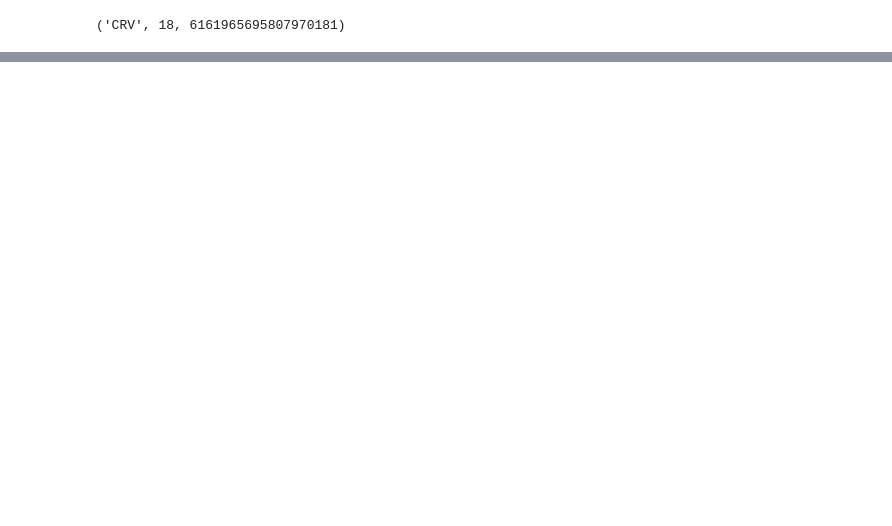
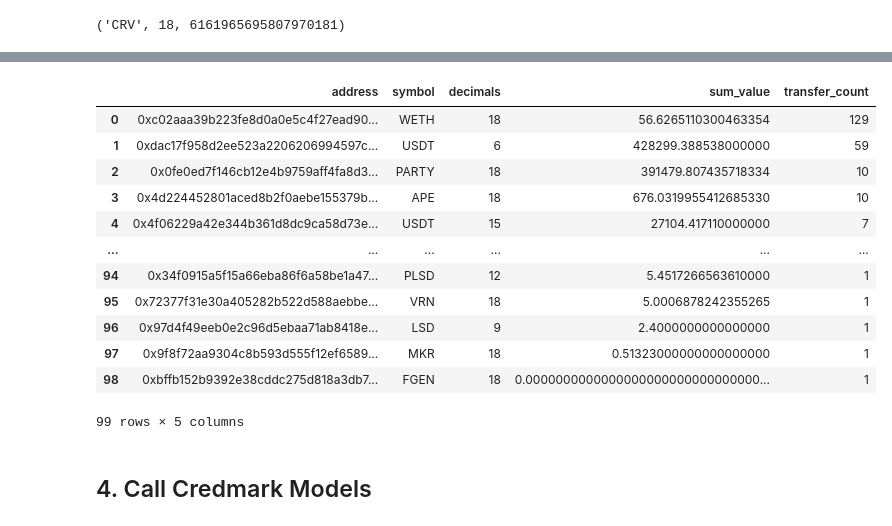
Before and after one commit to credmark/credmark-models-py, a Jupyter notebook: notebook/demo.ipynb, the cells around one changed output, grey strips where cells are left out. Drawn from its saved outputs; the diff is of its cells as text; code cells hidden in the pictures; blank space fills up the shorter version.

```diff
--- a/notebook/demo.ipynb
+++ b/notebook/demo.ipynb
@@ -65,0 +52,8 @@ crv_token = Token('0xD533a949740bb3306d119CC777fa900bA034cd52')
+# %%
+# 3.1 Simple query to query token transfers (ERC-20 and ERC-721) during a block range
+with context.ledger.TokenTransfer as q:
+    df = q.select(
+        q.columns,
+        where=q.BLOCK_NUMBER.between_(context.block_number - 5, context.block_number)).to_dataframe()
+
+display(df)
@@ -66 +74,35 @@ crv_token = Token('0xD533a949740bb3306d119CC777fa900bA034cd52')
+# %%
+# 3.2 A query to aggregate transfer values for ERC-20 and scaled them to the token's decimals
+with context.ledger.TokenTransfer.as_('tt') as q:
+    with context.ledger.Token.as_('t') as t:
+        df = q.select(
+            aggregates=[(t.ADDRESS, 'address'),
+                        (t.SYMBOL, 'symbol'),
+                        (t.DECIMALS, 'decimals'),
+                        (q.field(f'{q.VALUE.sum_()} / power(10, {t.DECIMALS})').as_numeric(), 'sum_value'),
+                        (q.VALUE.count_(), 'transfer_count'),
+                        ],
+            where=q.BLOCK_NUMBER.between_(context.block_number - 5, context.block_number).and_(t.DECIMALS.is_not_null()),
+            group_by=[t.ADDRESS, t.DECIMALS, t.SYMBOL],
+            order_by=q.field('transfer_count').desc().comma_(q.field('sum_value').desc()),
+            joins=[(q.JoinType.INNER, t, t.ADDRESS.eq(q.TOKEN_ADDRESS))]
+            ).to_dataframe()
+
+display(df)
+# %% [output]
+|  | address | symbol | decimals | sum_value | transfer_count |
+| 0 | 0xc02aaa39b223fe8d0a0e5c4f27ead90... | WETH | 18 | 56.6265110300463354 | 129 |
+| 1 | 0xdac17f958d2ee523a2206206994597c... | USDT | 6 | 428299.388538000000 | 59 |
+| 2 | 0x0fe0ed7f146cb12e4b9759aff4fa8d3... | PARTY | 18 | 391479.807435718334 | 10 |
+| 3 | 0x4d224452801aced8b2f0aebe155379b... | APE | 18 | 676.0319955412685330 | 10 |
+| 4 | 0x4f06229a42e344b361d8dc9ca58d73e... | USDT | 15 | 27104.417110000000 | 7 |
+| ... | ... | ... | ... | ... | ... |
+| 94 | 0x34f0915a5f15a66eba86f6a58be1a47... | PLSD | 12 | 5.4517266563610000 | 1 |
+| 95 | 0x72377f31e30a405282b522d588aebbe... | VRN | 18 | 5.0006878242355265 | 1 |
+| 96 | 0x97d4f49eeb0e2c96d5ebaa71ab8418e... | LSD | 9 | 2.4000000000000000 | 1 |
+| 97 | 0x9f8f72aa9304c8b593d555f12ef6589... | MKR | 18 | 0.51323000000000000000 | 1 |
+| 98 | 0xbffb152b9392e38cddc275d818a3db7... | FGEN | 18 | 0.0000000000000000000000000000000... | 1 |
+99 rows × 5 columns
+# %% [markdown]
+## 4. Call Credmark Models
 # %%
```
Also changed, not shown: parts of 17 cells of this notebook, 1 other file.
